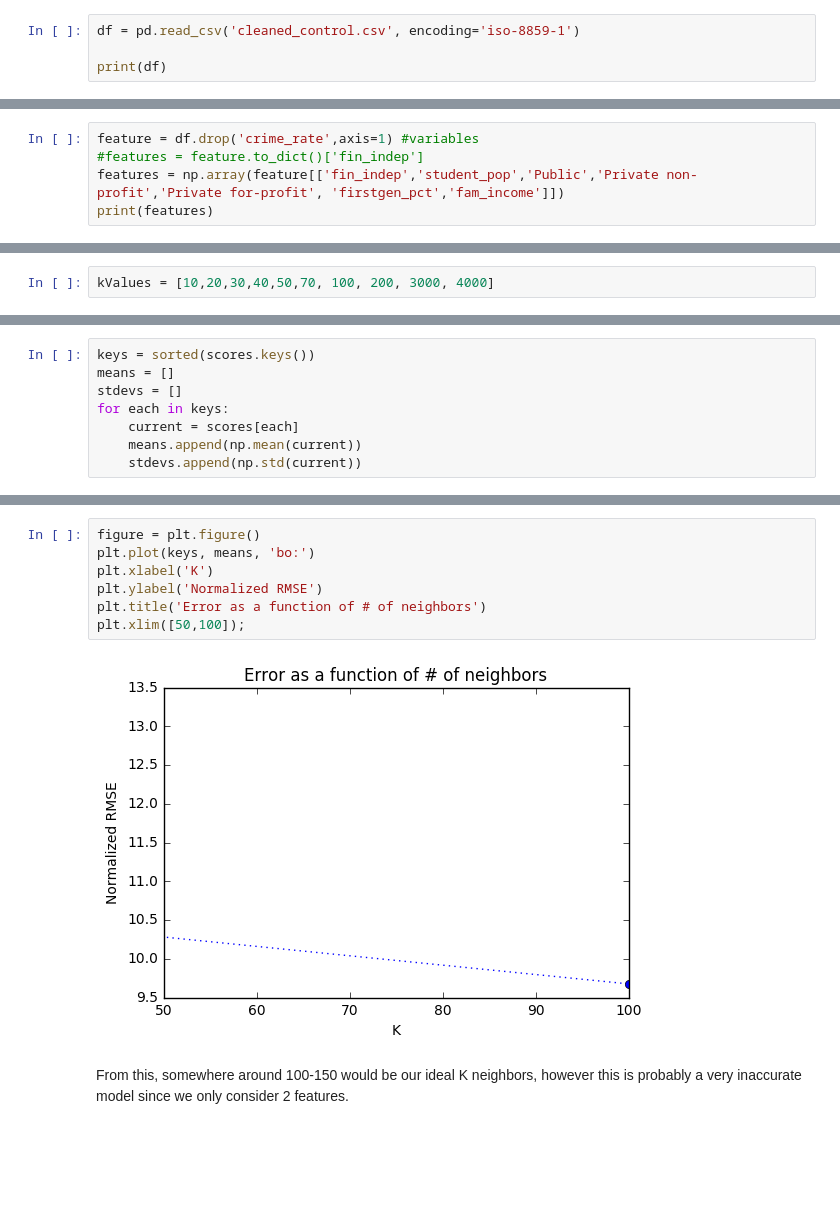
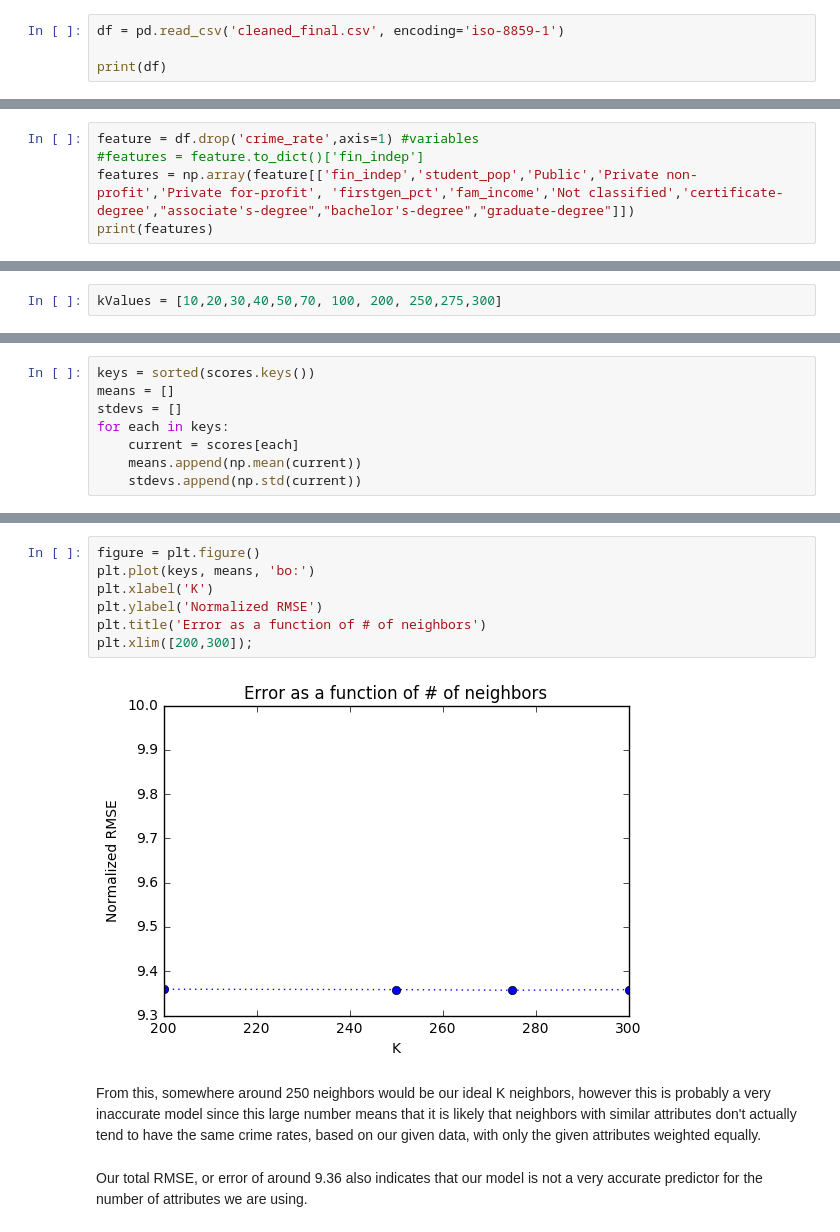
Before and after one commit to randimendel95/Info370-Final-Project, a Jupyter notebook: KNN_crime.ipynb, the cells around one changed output, grey strips where cells are left out. Saved outputs shown, nothing was run; the diff lists cells and outputs as text; blank space fills up the shorter version.

Commit message:
added predominant degree into model, and found most error

```diff
--- a/KNN_crime.ipynb
+++ b/KNN_crime.ipynb
@@ -16,7 +16,7 @@ import pandas as pd
 
 Read in our univeristy and crime data as a dataframe, then split the outcomes and the features into arrays. ONly using 2 feautures for now, since we can only use quantitative data at the moment.... to be added later.
 # %%
-df = pd.read_csv('cleaned_control.csv', encoding='iso-8859-1')
+df = pd.read_csv('cleaned_final.csv', encoding='iso-8859-1')
 
 print(df)
 # %% [output]
@@ -46,7 +46,7 @@ print(crime_rate)
 # %%
 feature = df.drop('crime_rate',axis=1) #variables
 #features = feature.to_dict()['fin_indep']
-features = np.array(feature[['fin_indep','student_pop','Public','Private non-profit','Private for-profit', 'firstgen_pct','fam_income']])
+features = np.array(feature[['fin_indep','student_pop','Public','Private non-profit','Private for-profit', 'firstgen_pct','fam_income','Not classified','certificate-degree',"associate's-degree","bachelor's-degree","graduate-degree"]])
 print(features)
 # %% [output]
 [[  1.29593046e-01   5.33300000e+03   1.00000000e+00 ...,   0.00000000e+00
@@ -118,7 +119,7 @@ crime_test_stand = (crime_test - minCrime) / diffCrime
 # %% [markdown]
 # K-Fold Cross Validation
 # %%
-kValues = [10,20,30,40,50,70, 100, 200, 3000, 4000]
+kValues = [10,20,30,40,50,70, 100, 200, 250,275,300]
 # %%
 folds = KFold(len(feat_train), n_folds = 10, shuffle = True)
 print(folds)
@@ -175,11 +194,13 @@ plt.title('Error as a function of # of neighbors')
 # %%
 figure = plt.figure()
 plt.plot(keys, means, 'bo:')
 plt.xlabel('K')
 plt.ylabel('Normalized RMSE')
 plt.title('Error as a function of # of neighbors')
-plt.xlim([50,100]);
+plt.xlim([200,300]);
 # %% [output]
-[figure, old version]
+[figure, new version]
 # %% [markdown]
-From this, somewhere around 100-150 would be our ideal K neighbors, however this is probably a very inaccurate model since we only consider 2 features.
+From this, somewhere around 250 neighbors would be our ideal K neighbors, however this is probably a very inaccurate model since this large number means that it is likely that neighbors with similar attributes don't actually tend to have the same crime rates, based on our given data, with only the given attributes weighted equally.
+# %% [markdown]
+Our total RMSE, or error of around 9.36 also indicates that our model is not a very accurate predictor for the number of attributes we are using.
```
Also changed, not shown: parts of 7 cells of this notebook, 1 other file.
